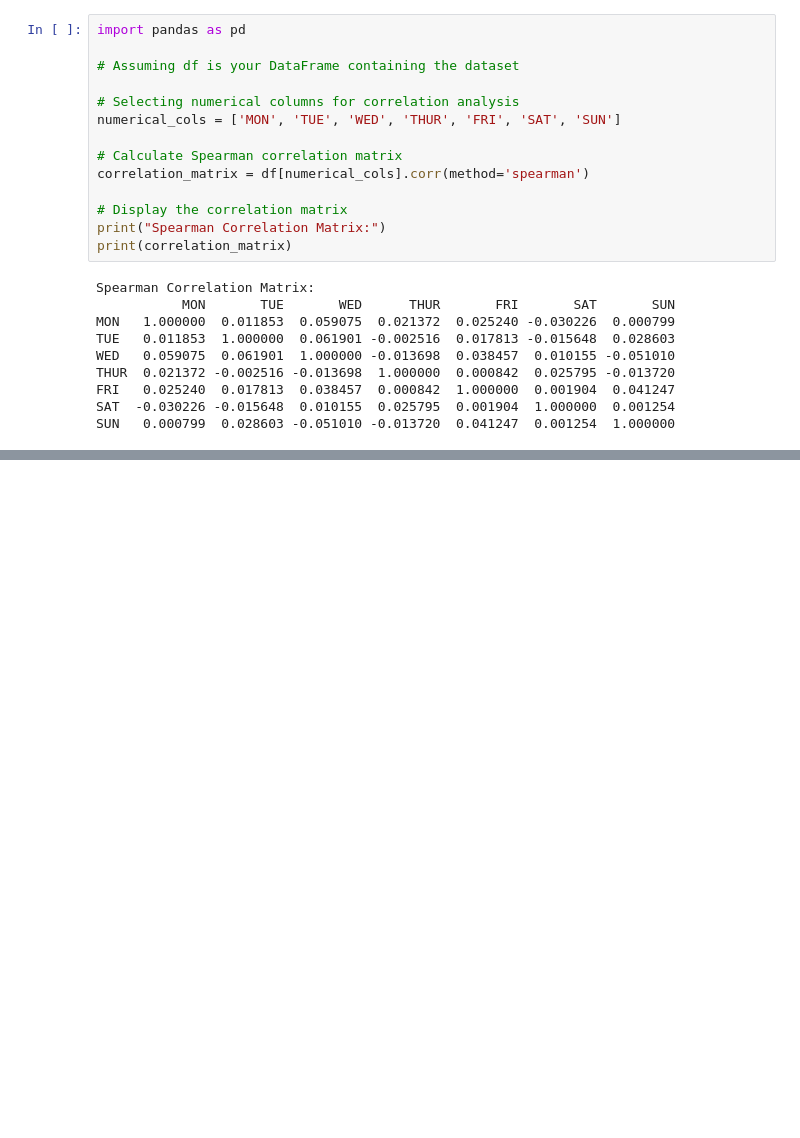
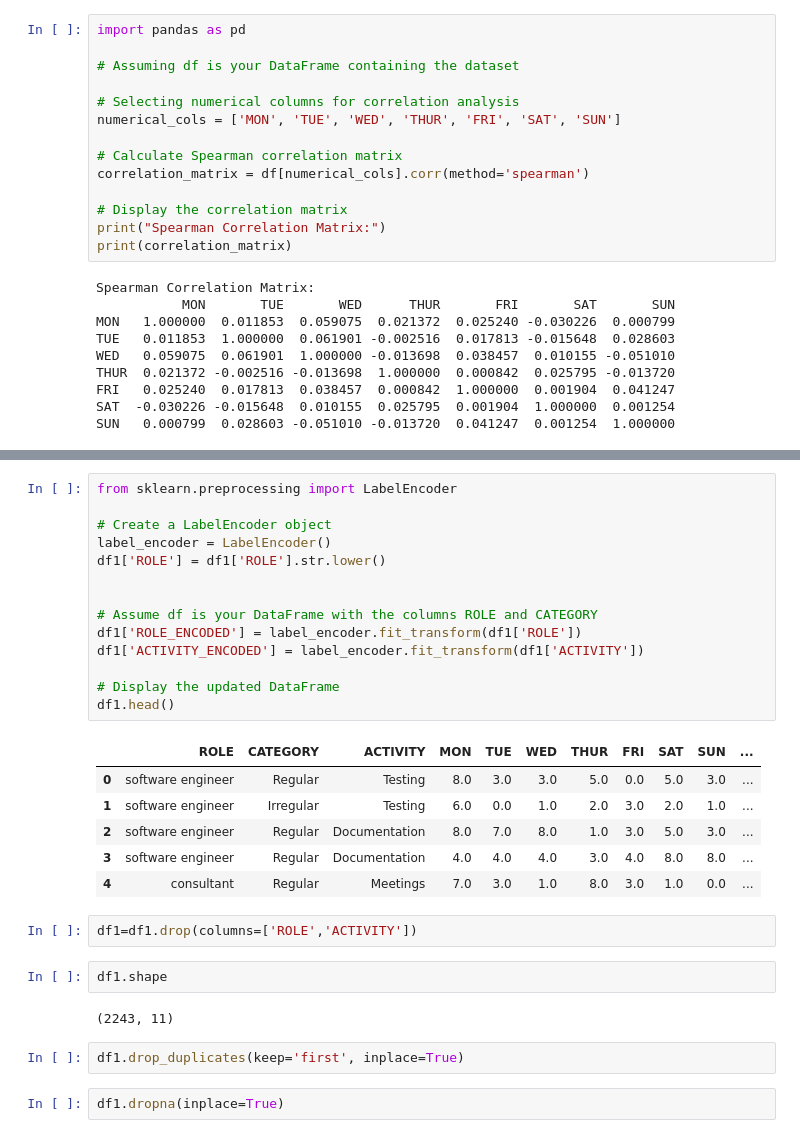
Before and after one commit to Mithun120/final_project, a Jupyter notebook: faker/fulldata.ipynb, the cells around one changed output, grey strips where cells are left out. Drawn from its saved outputs; the diff is of its cells as text; blank space fills up the shorter version.

```diff
--- a/faker/fulldata.ipynb
+++ b/faker/fulldata.ipynb
@@ -322,0 +429,31 @@ SUN   0.000799  0.028603 -0.051010 -0.013720  0.041247  0.001254  1.000000
+# %%
+from sklearn.preprocessing import LabelEncoder
+
+# Create a LabelEncoder object
+label_encoder = LabelEncoder()
+df1['ROLE'] = df1['ROLE'].str.lower()
+
+
+# Assume df is your DataFrame with the columns ROLE and CATEGORY
+df1['ROLE_ENCODED'] = label_encoder.fit_transform(df1['ROLE'])
+df1['ACTIVITY_ENCODED'] = label_encoder.fit_transform(df1['ACTIVITY'])
+
+# Display the updated DataFrame
+df1.head()
+# %% [output]
+|  | ROLE | CATEGORY | ACTIVITY | MON | TUE | WED | THUR | FRI | SAT | SUN | ... |
+| 0 | software engineer | Regular | Testing | 8.0 | 3.0 | 3.0 | 5.0 | 0.0 | 5.0 | 3.0 | ... |
+| 1 | software engineer | Irregular | Testing | 6.0 | 0.0 | 1.0 | 2.0 | 3.0 | 2.0 | 1.0 | ... |
+| 2 | software engineer | Regular | Documentation | 8.0 | 7.0 | 8.0 | 1.0 | 3.0 | 5.0 | 3.0 | ... |
+| 3 | software engineer | Regular | Documentation | 4.0 | 4.0 | 4.0 | 3.0 | 4.0 | 8.0 | 8.0 | ... |
+| 4 | consultant | Regular | Meetings | 7.0 | 3.0 | 1.0 | 8.0 | 3.0 | 1.0 | 0.0 | ... |
+# %%
+df1=df1.drop(columns=['ROLE','ACTIVITY'])
+# %%
+df1.shape
+# %% [output]
+(2243, 11)
+# %%
+df1.drop_duplicates(keep='first', inplace=True)
+# %%
+df1.dropna(inplace=True)
```
Also changed, not shown: parts of 28 cells of this notebook, 18 other files.
